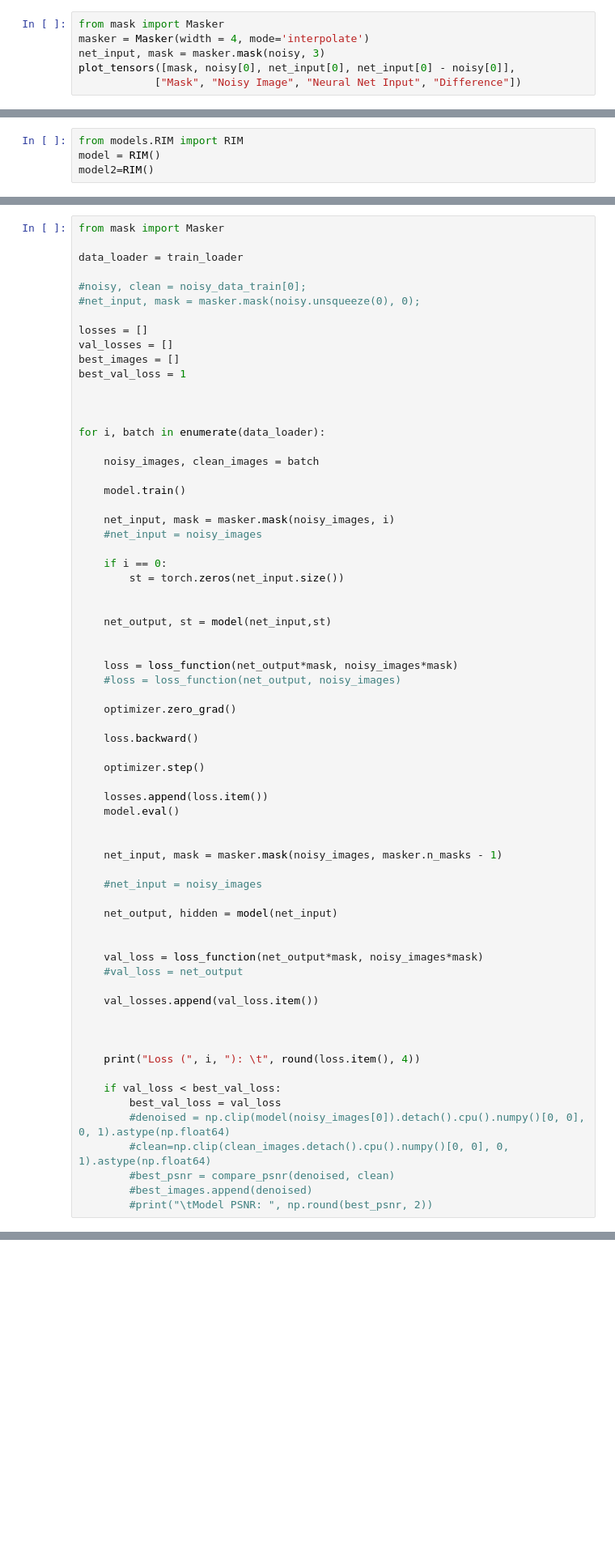
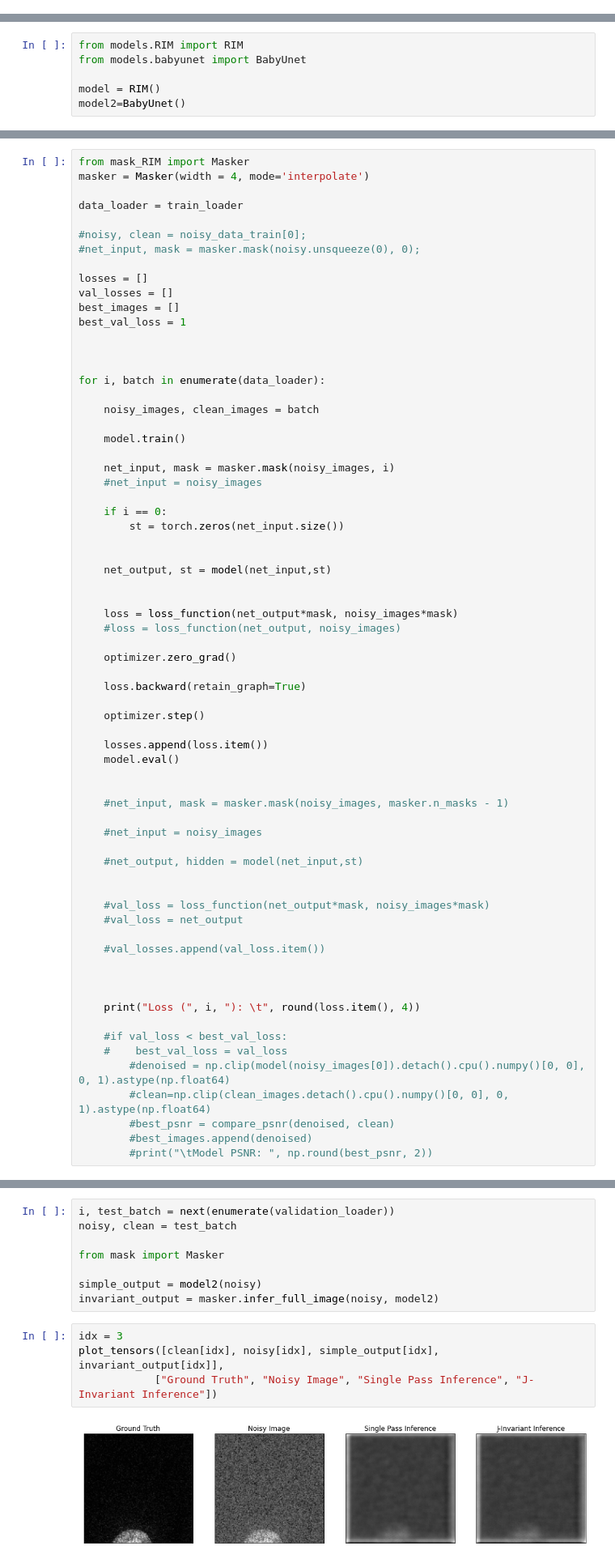
Before and after one commit to EmaadKhwaja/Deep-Learning-Denoising, a Jupyter notebook: Deep-Notebook.ipynb, the cells around one changed output, grey strips where cells are left out. Shown at 81% size. Cells and saved outputs as stored; diff of their text form; blank space fills up the shorter version.

Commit message:
Run babyunet cell for comparison
Updated

```diff
--- a/Deep-Notebook.ipynb
+++ b/Deep-Notebook.ipynb
@@ -75,9 +72,3 @@ class SyntheticNoiseDataset(Dataset):
         return add_noise(img), img
 # %%
 newdataset = SyntheticNoiseDataset(newdataset, 'train')
-# %%
-from mask import Masker
-masker = Masker(width = 4, mode='interpolate')
-net_input, mask = masker.mask(noisy, 3)
-plot_tensors([mask, noisy[0], net_input[0], net_input[0] - noisy[0]],
-            ["Mask", "Noisy Image", "Neural Net Input", "Difference"])
@@ -86,7 +75,9 @@ plot_tensors([mask, noisy[0], net_input[0], net_input[0] - noisy[0]],
 # %%
 from models.RIM import RIM
+from models.babyunet import BabyUnet
+
 model = RIM()
-model2=RIM()
+model2=BabyUnet()
 # %%
 from torch.nn import MSELoss
 from torch.optim import Adam
@@ -117,7 +108,8 @@ train_loader = torch.utils.data.DataLoader(newdataset, batch_size=batch_size,sam
 validation_loader = torch.utils.data.DataLoader(newdataset, batch_size=batch_size,
                                                 sampler=valid_sampler)
 # %%
-from mask import Masker
+from mask_RIM import Masker
+masker = Masker(width = 4, mode='interpolate')
 
 data_loader = train_loader
 
@@ -152,7 +144,7 @@ for i, batch in enumerate(data_loader):
 
     optimizer.zero_grad()
 
-    loss.backward()
+    loss.backward(retain_graph=True)
 
     optimizer.step()
 
@@ -160,24 +152,24 @@ for i, batch in enumerate(data_loader):
     model.eval()
 
 
-    net_input, mask = masker.mask(noisy_images, masker.n_masks - 1)
+    #net_input, mask = masker.mask(noisy_images, masker.n_masks - 1)
 
     #net_input = noisy_images
 
-    net_output, hidden = model(net_input)
+    #net_output, hidden = model(net_input,st)
 
 
-    val_loss = loss_function(net_output*mask, noisy_images*mask)
+    #val_loss = loss_function(net_output*mask, noisy_images*mask)
     #val_loss = net_output
 
-    val_losses.append(val_loss.item())
+    #val_losses.append(val_loss.item())
 
 
 
     print("Loss (", i, "): \t", round(loss.item(), 4))
 
-    if val_loss < best_val_loss:
-        best_val_loss = val_loss
+    #if val_loss < best_val_loss:
+    #    best_val_loss = val_loss
         #denoised = np.clip(model(noisy_images[0]).detach().cpu().numpy()[0, 0], 0, 1).astype(np.float64)
         #clean=np.clip(clean_images.detach().cpu().numpy()[0, 0], 0, 1).astype(np.float64)
         #best_psnr = compare_psnr(denoised, clean)
@@ -225,0 +273,14 @@ Test loss, J-invariant:  0.004
+# %%
+i, test_batch = next(enumerate(validation_loader))
+noisy, clean = test_batch
+
+from mask import Masker
+
+simple_output = model2(noisy)
+invariant_output = masker.infer_full_image(noisy, model2)
+# %%
+idx = 3
+plot_tensors([clean[idx], noisy[idx], simple_output[idx], invariant_output[idx]],
+            ["Ground Truth", "Noisy Image", "Single Pass Inference", "J-Invariant Inference"])
+# %% [output]
+[figure, added]
```
Also changed, not shown: parts of 13 cells of this notebook, 2 other files.
